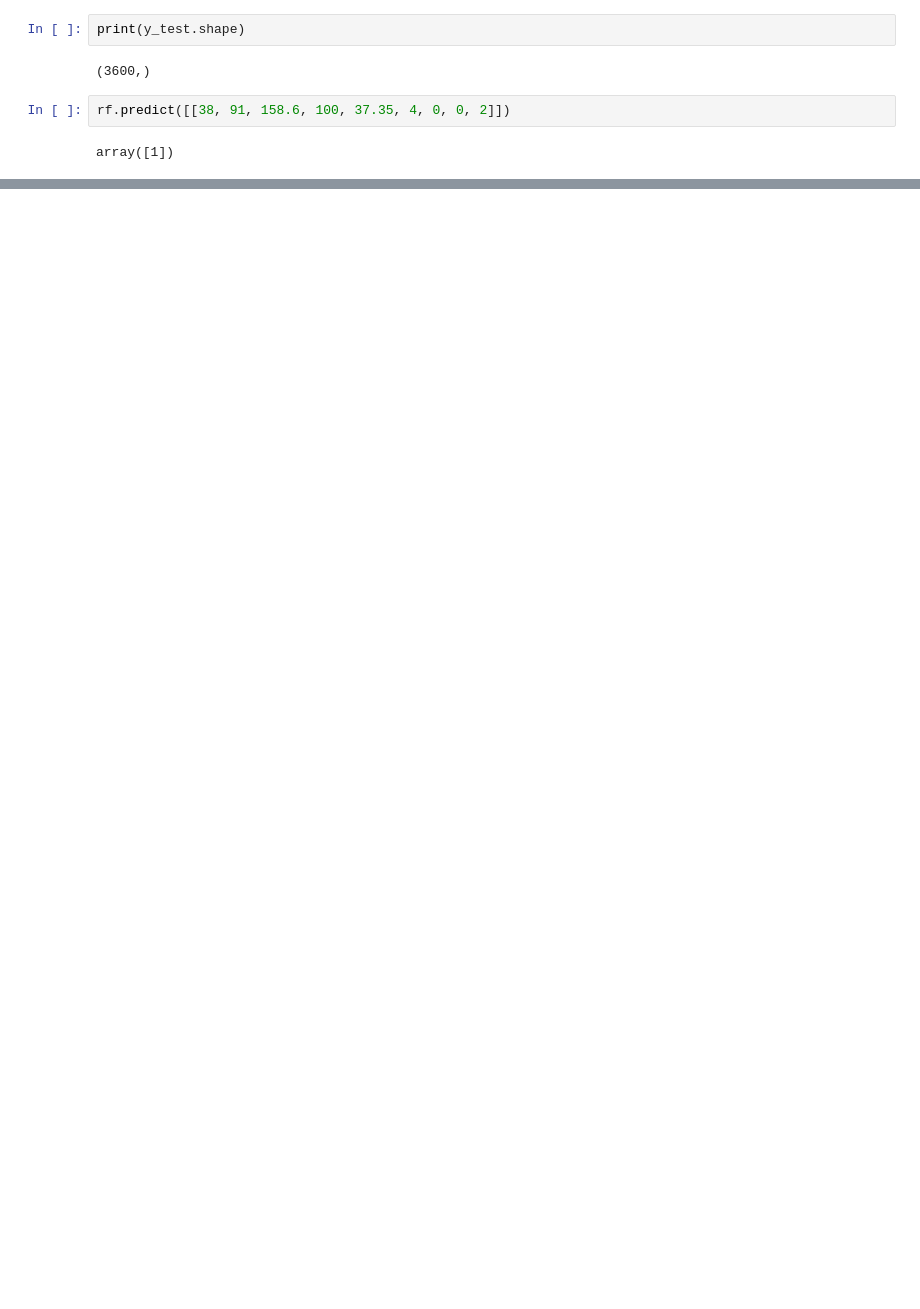
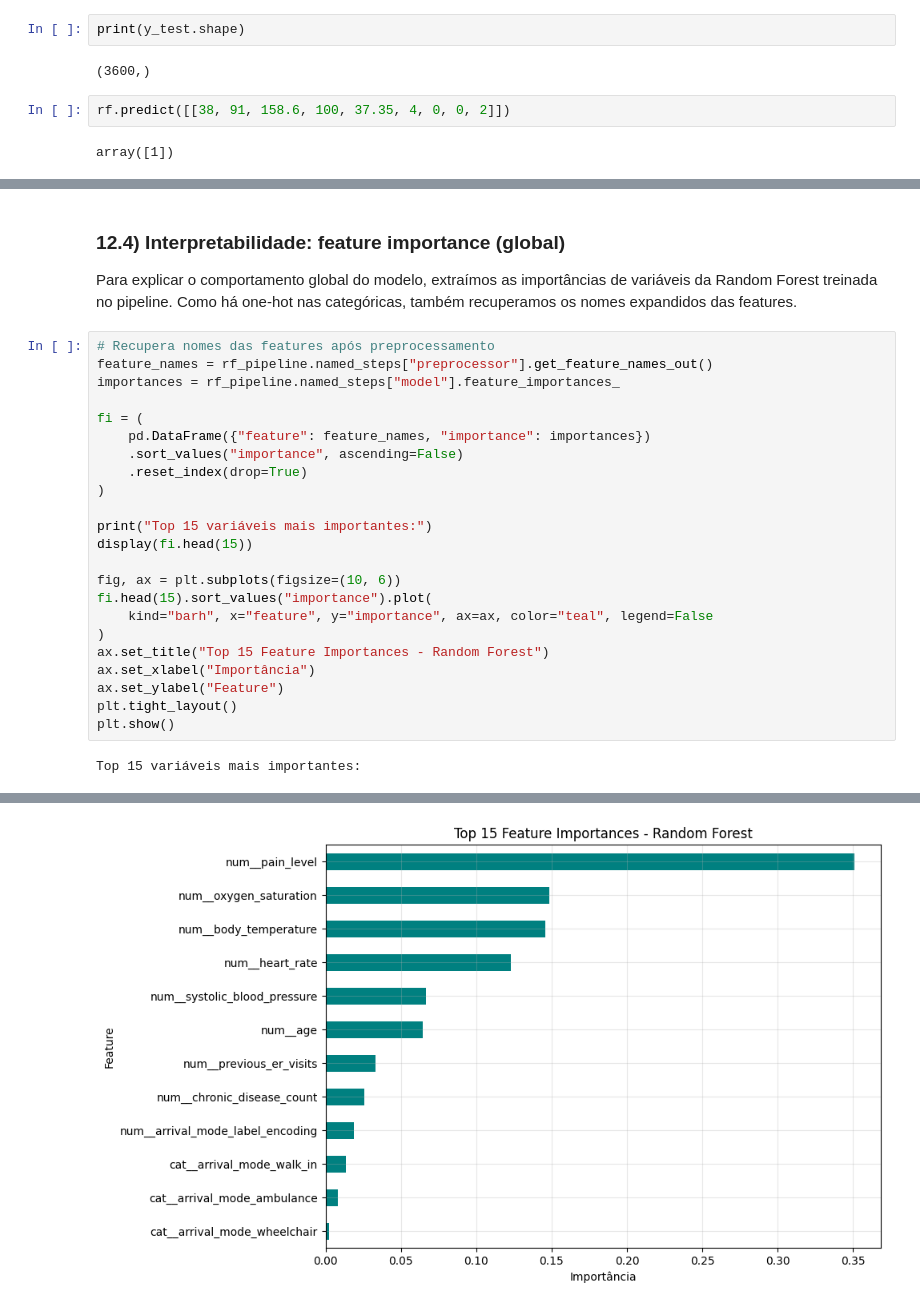
Before and after one commit to KelvinRgnz/Tech-Challenge-FIAP, a Jupyter notebook: nootebook/data_triagem.ipynb, the cells around one changed output, grey strips where cells are left out. Drawn from its saved outputs; the diff is of its cells as text; blank space fills up the shorter version.

Commit message:
Atualiza notebooks e artefatos de modelagem.
Sincroniza as alteracoes com base na branch main para permitir comparacao e abertura de PR.

Made-with: Cursor

```diff
--- a/nootebook/data_triagem.ipynb
+++ b/nootebook/data_triagem.ipynb
@@ -571,0 +831,29 @@ array([1])
+# %% [markdown]
+### 12.4) Interpretabilidade: feature importance (global)
+
+Para explicar o comportamento global do modelo, extraímos as importâncias de variáveis da Random Forest treinada no pipeline. Como há one-hot nas categóricas, também recuperamos os nomes expandidos das features.
+# %%
+# Recupera nomes das features após preprocessamento
+feature_names = rf_pipeline.named_steps["preprocessor"].get_feature_names_out()
+importances = rf_pipeline.named_steps["model"].feature_importances_
+
+fi = (
+    pd.DataFrame({"feature": feature_names, "importance": importances})
+    .sort_values("importance", ascending=False)
+    .reset_index(drop=True)
+)
+
+print("Top 15 variáveis mais importantes:")
+display(fi.head(15))
+
+fig, ax = plt.subplots(figsize=(10, 6))
+fi.head(15).sort_values("importance").plot(
+    kind="barh", x="feature", y="importance", ax=ax, color="teal", legend=False
+)
+ax.set_title("Top 15 Feature Importances - Random Forest")
+ax.set_xlabel("Importância")
+ax.set_ylabel("Feature")
+plt.tight_layout()
+plt.show()
+# %% [output]
+Top 15 variáveis mais importantes:
@@ -571,0 +873 @@ array([1])
+[figure, added]
```
Also changed, not shown: parts of 13 cells of this notebook, 2 other files.
